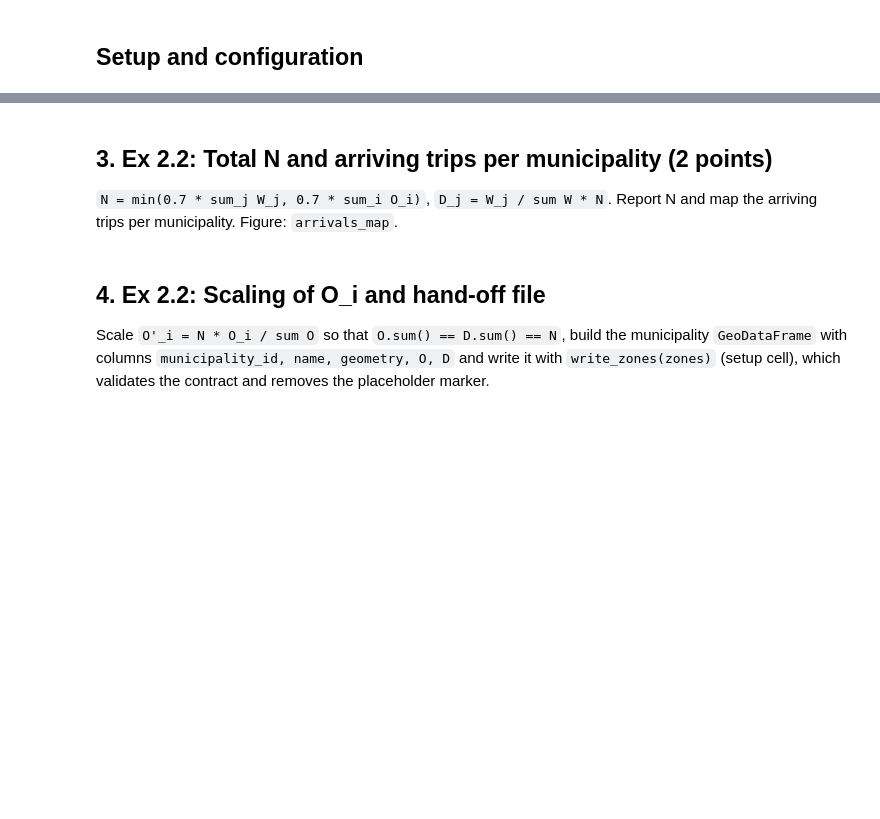
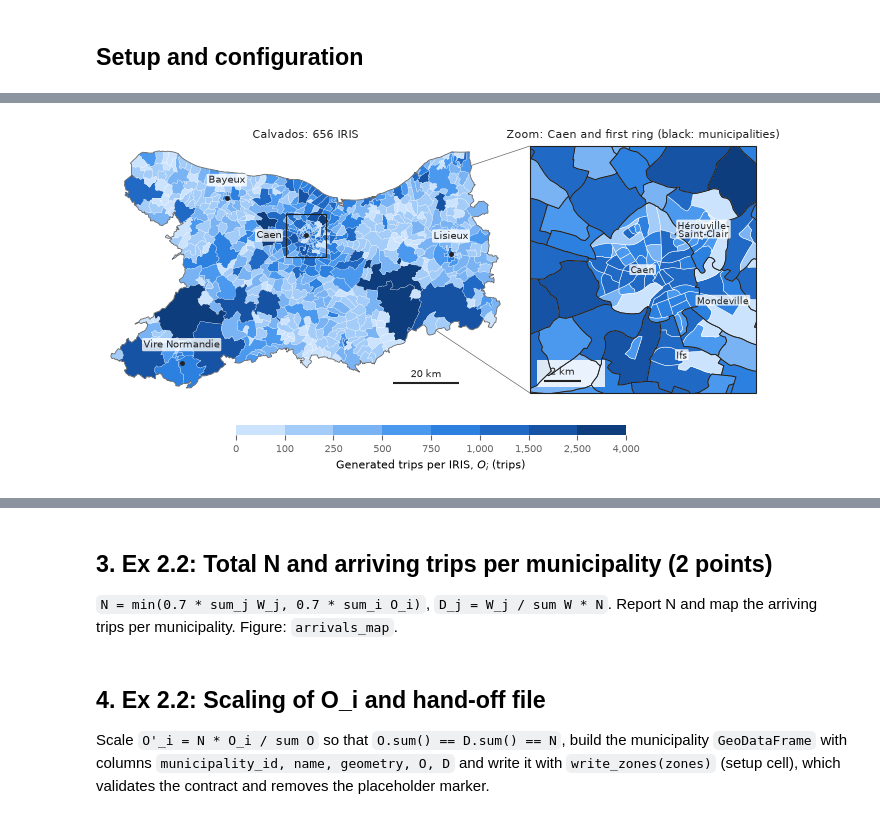
Before and after one commit to ek-popkova/uge-large-scale-models, a Jupyter notebook: notebooks/ex21_22_trip_production_attraction.ipynb, the cells around one changed output, grey strips where cells are left out. Cells and saved outputs as stored; diff of their text form; code cells hidden in the pictures; blank space fills up the shorter version.

```diff
--- a/notebooks/ex21_22_trip_production_attraction.ipynb
+++ b/notebooks/ex21_22_trip_production_attraction.ipynb
@@ -140,0 +490,79 @@ Bar plot of the trips generated per SPC, and a map of the total number of genera
+# %%
+gdf_map = gdf_iris.merge(df_iris[["iris_id", "O", "P19_POP", "C19_POP15P"]], on="iris_id", validate="1:1")
+assert len(gdf_map) == len(df_iris) and gdf_map["O"].notna().all()
+assert TRIPS_CLASS_EDGES[0] <= gdf_map["O"].min() and gdf_map["O"].max() <= TRIPS_CLASS_EDGES[-1]
+cmap = SEQUENTIAL.resampled(len(TRIPS_CLASS_EDGES) - 1)
+norm = BoundaryNorm(TRIPS_CLASS_EDGES, cmap.N)
+outline = gdf_municipalities.dissolve()
+points = gdf_municipalities.set_index("municipality_id").geometry.representative_point()
+
+caen = gdf_municipalities.set_index("municipality_id").loc[["14118"]]
+zx0, zy0, zx1, zy1 = caen.total_bounds + np.array([-1, -1, 1, 1]) * CAEN_ZOOM_BUFFER_M
+
+# Axes sized from the data extents so that both panels have the same height (inches)
+dx0, dy0, dx1, dy1 = outline.total_bounds + np.array([-1, -1, 1, 1]) * 1500
+r_dep, r_zoom = (dx1 - dx0) / (dy1 - dy0), (zx1 - zx0) / (zy1 - zy0)
+W, gap, top, bottom = 6.5, 0.25, 0.3, 0.62
+h = (W - gap) / (r_dep + r_zoom)
+H = h + top + bottom
+fig = plt.figure(figsize=(W, H))
+ax = fig.add_axes([0, bottom / H, r_dep * h / W, h / H])
+axz = fig.add_axes([(r_dep * h + gap) / W, bottom / H, r_zoom * h / W, h / H])
+cax = fig.add_axes([0.2, 0.2 / H, 0.6, 0.1 / H])
+
+# Department
+gdf_map.plot(ax=ax, column="O", cmap=cmap, norm=norm, edgecolor="white", linewidth=0.15)
+outline.boundary.plot(ax=ax, color=TEXT_2, linewidth=0.6)
+ax.add_patch(Rectangle((zx0, zy0), zx1 - zx0, zy1 - zy0, fill=False, edgecolor=TEXT, lw=0.8, zorder=5))
+for mid, name in TOWNS.items():
+    p = points[mid]
+    ax.plot(p.x, p.y, "o", color=TEXT, markersize=2.5, zorder=3)
+    if mid == "14118":   # Caen: label left of the zoom rectangle
+        x, y, ha, va = zx0 - 1500, p.y, "right", "center"
+    else:
+        x, y, ha, va = p.x, p.y + 4000, "center", "bottom"
+    ax.text(x, y, name, fontsize=7, color=TEXT, ha=ha, va=va,
+            bbox=dict(boxstyle="round,pad=0.15", fc="white", ec="none", alpha=0.8), zorder=4)
+style_map_axes(ax)
+ax.set_xlim(dx0, dx1)
+ax.set_ylim(dy0, dy1)
+scale_bar(ax, 20_000, "20 km", x_frac=0.72, y_frac=0.04)
+
+# Zoom on Caen and its first ring
+gdf_map.plot(ax=axz, column="O", cmap=cmap, norm=norm, edgecolor="white", linewidth=0.35)
+gdf_municipalities.boundary.plot(ax=axz, color=TEXT, linewidth=0.6)
+for mid, name in CAEN_TOWNS.items():
+    p = points[mid]
+    axz.text(p.x, p.y, name, fontsize=6.5, color=TEXT, ha="center", va="center", linespacing=0.9,
+             bbox=dict(boxstyle="round,pad=0.15", fc="white", ec="none", alpha=0.8), zorder=4)
+axz.set_xlim(zx0, zx1)
+axz.set_ylim(zy0, zy1)
+style_map_axes(axz)
+axz.add_patch(Rectangle((0, 0), 1, 1, transform=axz.transAxes, fill=False, edgecolor=TEXT, lw=0.8, clip_on=False))
+axz.add_patch(Rectangle((0.03, 0.025), 0.3, 0.11, transform=axz.transAxes, fc="white", ec="none", alpha=0.85,
+                        zorder=1.5))   # below the bar, above the polygons
+scale_bar(axz, 2_000, "2 km", x_frac=0.06, y_frac=0.05)
+y_title = (bottom + h + 0.08) / H   # both panel titles on the same line
+fig.text(r_dep * h / 2 / W, y_title, f"{DEPARTMENT_NAME}: {len(gdf_map)} IRIS", fontsize=8, color=TEXT, ha="center")
+fig.text((r_dep * h + gap + r_zoom * h / 2) / W, y_title, "Zoom: Caen and first ring (black: municipalities)",
+         fontsize=8, color=TEXT, ha="center")
+for (xa, ya), (xb, yb) in [((zx1, zy1), (0, 1)), ((zx1, zy0), (0, 0))]:   # rectangle -> zoom panel
+    fig.add_artist(ConnectionPatch(xyA=(xa, ya), coordsA=ax.transData, xyB=(xb, yb), coordsB=axz.transAxes,
+                                   color=TEXT_2, lw=0.5, zorder=0))
+
+sm = mpl.cm.ScalarMappable(cmap=cmap, norm=norm)
+cbar = fig.colorbar(sm, cax=cax, orientation="horizontal", spacing="uniform", ticks=TRIPS_CLASS_EDGES)
+cbar.ax.set_xticklabels([thousands(t) for t in TRIPS_CLASS_EDGES])
+cbar.ax.tick_params(labelsize=7, colors=TEXT_2)
+cbar.set_label("Generated trips per IRIS, $O_i$ (trips)", fontsize=8)
+cbar.outline.set_visible(False)
+path = save_figure(fig, "trips_per_iris_map", preview_png=True)
+print("saved", path.relative_to(ROOT))
+plt.show()
+
+in_zoom = gdf_map.geometry.representative_point().within(box(zx0, zy0, zx1, zy1))
+print(f"IRIS in the zoom panel: {int(in_zoom.sum())} | of them in Caen: "
+      f"{int((in_zoom & (gdf_map['municipality_id'] == '14118')).sum())}")
+print("number of IRIS per class:", pd.cut(gdf_map["O"], TRIPS_CLASS_EDGES).value_counts().sort_index().to_dict())
+display(gdf_map.nlargest(5, "O")[["iris_id", "name", "iris_name", "iris_type", "P19_POP", "O"]])
+# %% [output]
@@ -140,0 +570 @@ Bar plot of the trips generated per SPC, and a map of the total number of genera
+[figure, added]
```
Also changed, not shown: parts of 28 cells of this notebook, 6 other files.
